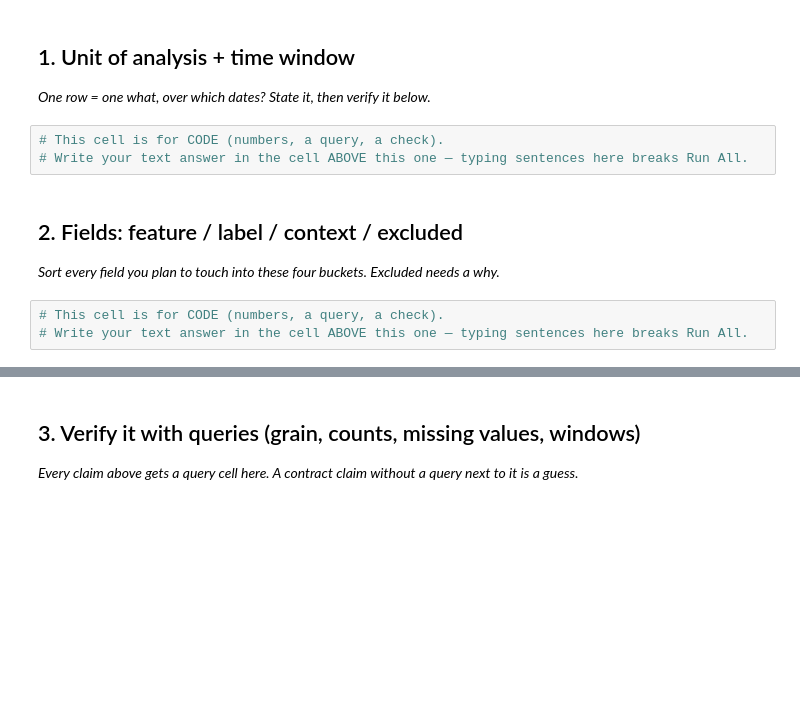
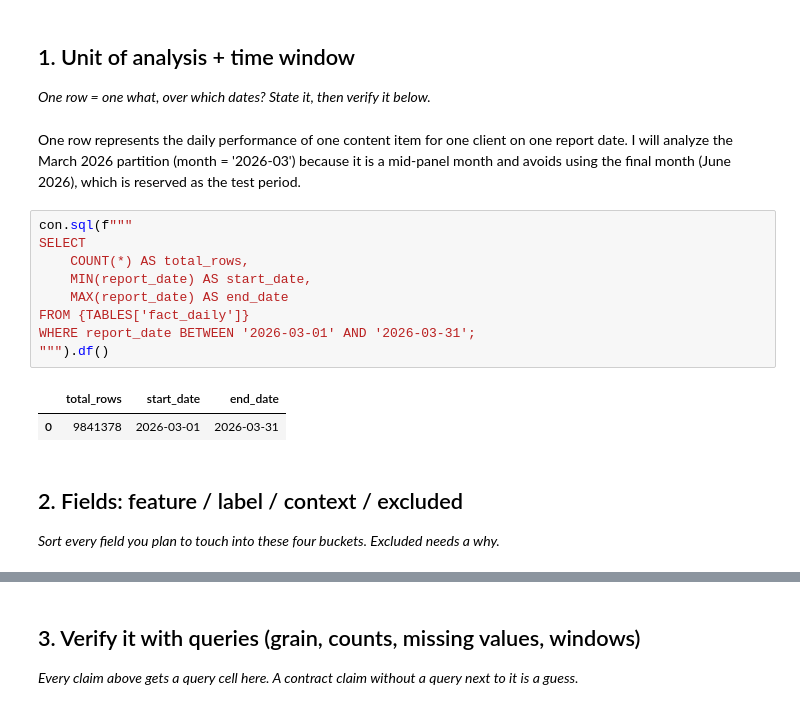
Before and after one commit to sakshi987123/flyrank-ml-internship, a Jupyter notebook: work/notebooks/w03_data_contract.ipynb, the cells around one changed output, grey strips where cells are left out. Saved outputs shown, nothing was run; the diff lists cells and outputs as text; blank space fills up the shorter version.

```diff
--- a/work/notebooks/w03_data_contract.ipynb
+++ b/work/notebooks/w03_data_contract.ipynb
@@ -10,13 +63,21 @@ This skeleton is yours to fill. Work the sections **in order** — each one has
 ## 1. Unit of analysis + time window
 
 *One row = one what, over which dates? State it, then verify it below.*
-# %%
-# This cell is for CODE (numbers, a query, a check).
-# Write your text answer in the cell ABOVE this one — typing sentences here breaks Run All.
+# %% [markdown]
+One row represents the daily performance of one content item for one client on one report date. I will analyze the March 2026 partition (month = '2026-03') because it is a mid-panel month and avoids using the final month (June 2026), which is reserved as the test period.
+# %%
+con.sql(f"""
+SELECT
+    COUNT(*) AS total_rows,
+    MIN(report_date) AS start_date,
+    MAX(report_date) AS end_date
+FROM {TABLES['fact_daily']}
+WHERE report_date BETWEEN '2026-03-01' AND '2026-03-31';
+""").df()
+# %% [output]
+|  | total_rows | start_date | end_date |
+| 0 | 9841378 | 2026-03-01 | 2026-03-31 |
 # %% [markdown]
 ## 2. Fields: feature / label / context / excluded
 
 *Sort every field you plan to touch into these four buckets. Excluded needs a why.*
-# %%
-# This cell is for CODE (numbers, a query, a check).
-# Write your text answer in the cell ABOVE this one — typing sentences here breaks Run All.
```
Also changed, not shown: parts of 22 cells of this notebook.
